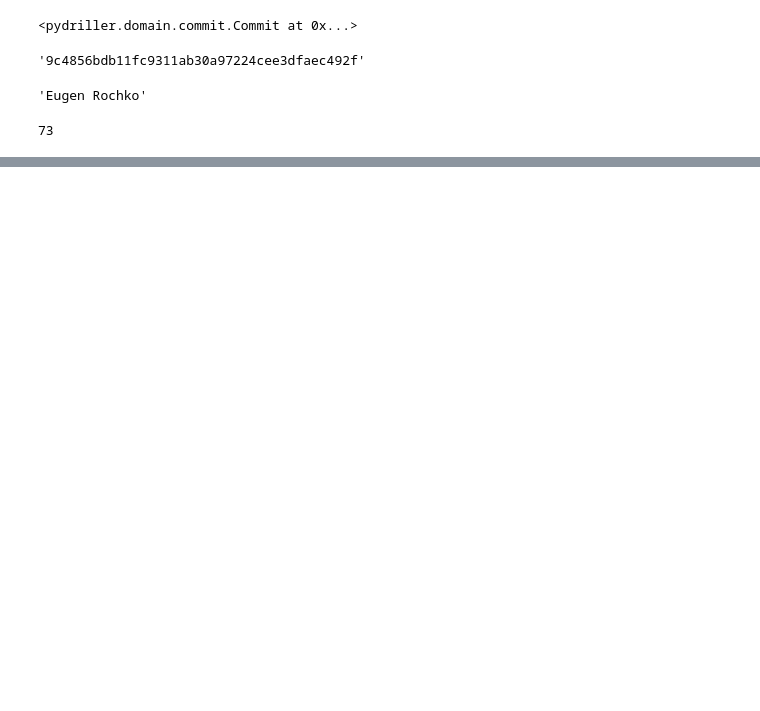
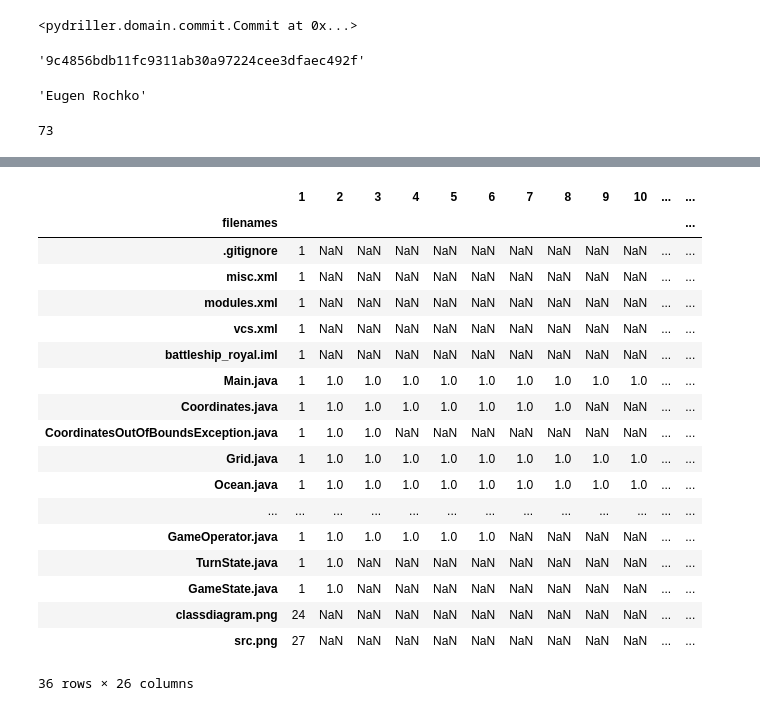
Before and after one commit to fabibert/SoftwareEvolution_P1, a Jupyter notebook: analysisMastodon.ipynb, the cells around one changed output, grey strips where cells are left out. Cells and saved outputs as stored; diff of their text form; code cells hidden in the pictures; blank space fills up the shorter version.

```diff
--- a/analysisMastodon.ipynb
+++ b/analysisMastodon.ipynb
@@ -47,0 +52,49 @@ b089
+# %%
+# Input
+data_file = 'change_log.csv'
+
+# Delimiter
+data_file_delimiter = ','
+
+# The max column count a line in the file could have
+largest_column_count = 0
+
+# Loop the data lines
+with open(data_file, 'r') as temp_f:
+    # Read the lines
+    lines = temp_f.readlines()
+
+    for l in lines:
+        # Count the column count for the current line
+        column_count = len(l.split(data_file_delimiter)) + 1
+
+        # Set the new most column count
+        largest_column_count = column_count if largest_column_count < column_count else largest_column_count
+
+# Generate column names (will be 0, 1, 2, ..., largest_column_count - 1)
+column_names = [i for i in range(0, largest_column_count)]
+column_names[0] = "filenames"
+
+# Read csv
+df = pandas.read_csv(data_file, header=None, delimiter=data_file_delimiter, names=column_names, index_col=0)
+df
+# %% [output]
+|  | 1 | 2 | 3 | 4 | 5 | 6 | 7 | 8 | 9 | 10 | ... | ... |
+| filenames |  |  |  |  |  |  |  |  |  |  |  | ... |
+| .gitignore | 1 | NaN | NaN | NaN | NaN | NaN | NaN | NaN | NaN | NaN | ... | ... |
+| misc.xml | 1 | NaN | NaN | NaN | NaN | NaN | NaN | NaN | NaN | NaN | ... | ... |
+| modules.xml | 1 | NaN | NaN | NaN | NaN | NaN | NaN | NaN | NaN | NaN | ... | ... |
+| vcs.xml | 1 | NaN | NaN | NaN | NaN | NaN | NaN | NaN | NaN | NaN | ... | ... |
+| battleship_royal.iml | 1 | NaN | NaN | NaN | NaN | NaN | NaN | NaN | NaN | NaN | ... | ... |
+| Main.java | 1 | 1.0 | 1.0 | 1.0 | 1.0 | 1.0 | 1.0 | 1.0 | 1.0 | 1.0 | ... | ... |
+| Coordinates.java | 1 | 1.0 | 1.0 | 1.0 | 1.0 | 1.0 | 1.0 | 1.0 | NaN | NaN | ... | ... |
+| CoordinatesOutOfBoundsException.java | 1 | 1.0 | 1.0 | NaN | NaN | NaN | NaN | NaN | NaN | NaN | ... | ... |
+| Grid.java | 1 | 1.0 | 1.0 | 1.0 | 1.0 | 1.0 | 1.0 | 1.0 | 1.0 | 1.0 | ... | ... |
+| Ocean.java | 1 | 1.0 | 1.0 | 1.0 | 1.0 | 1.0 | 1.0 | 1.0 | 1.0 | 1.0 | ... | ... |
+| ... | ... | ... | ... | ... | ... | ... | ... | ... | ... | ... | ... | ... |
+| GameOperator.java | 1 | 1.0 | 1.0 | 1.0 | 1.0 | 1.0 | NaN | NaN | NaN | NaN | ... | ... |
+| TurnState.java | 1 | 1.0 | NaN | NaN | NaN | NaN | NaN | NaN | NaN | NaN | ... | ... |
+| GameState.java | 1 | 1.0 | NaN | NaN | NaN | NaN | NaN | NaN | NaN | NaN | ... | ... |
+| classdiagram.png | 24 | NaN | NaN | NaN | NaN | NaN | NaN | NaN | NaN | NaN | ... | ... |
+| src.png | 27 | NaN | NaN | NaN | NaN | NaN | NaN | NaN | NaN | NaN | ... | ... |
+36 rows × 26 columns
```
Also changed, not shown: parts of 16 cells of this notebook, 2 other files.
